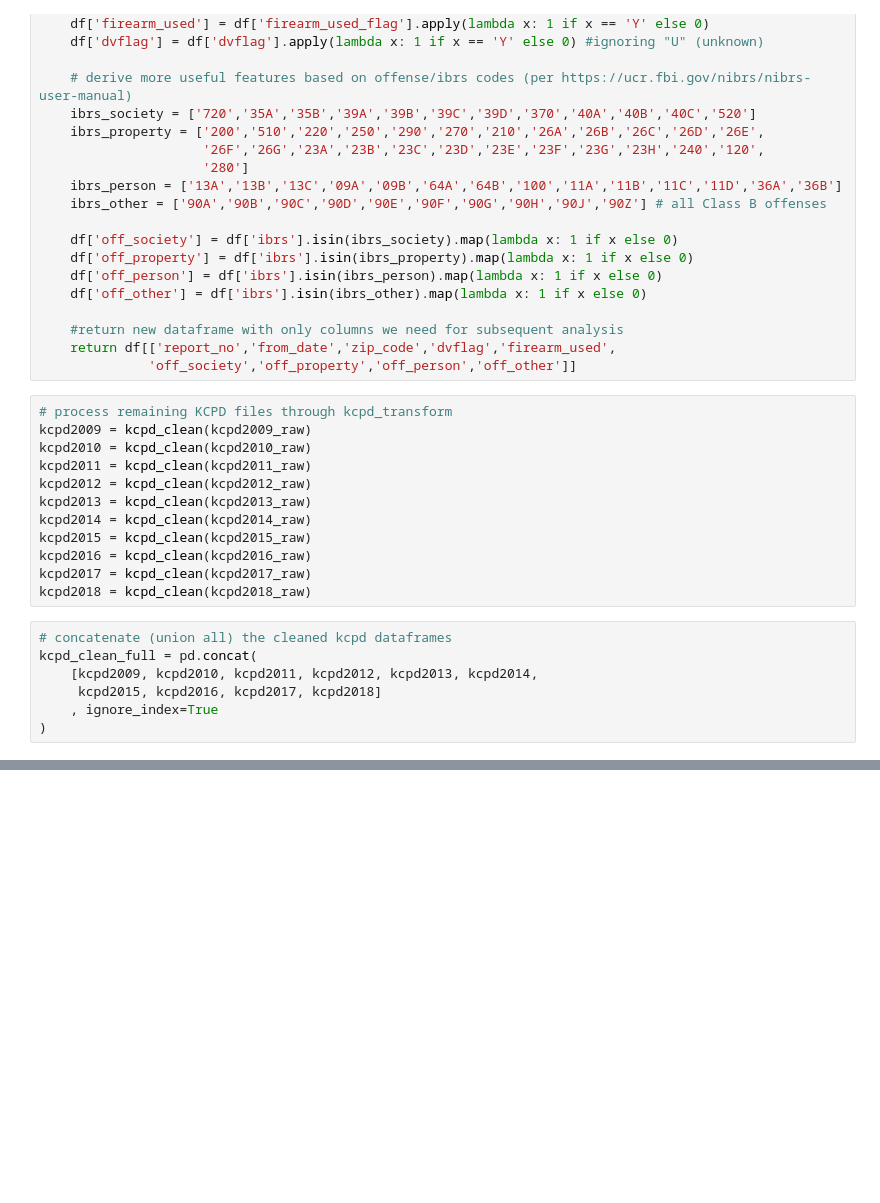
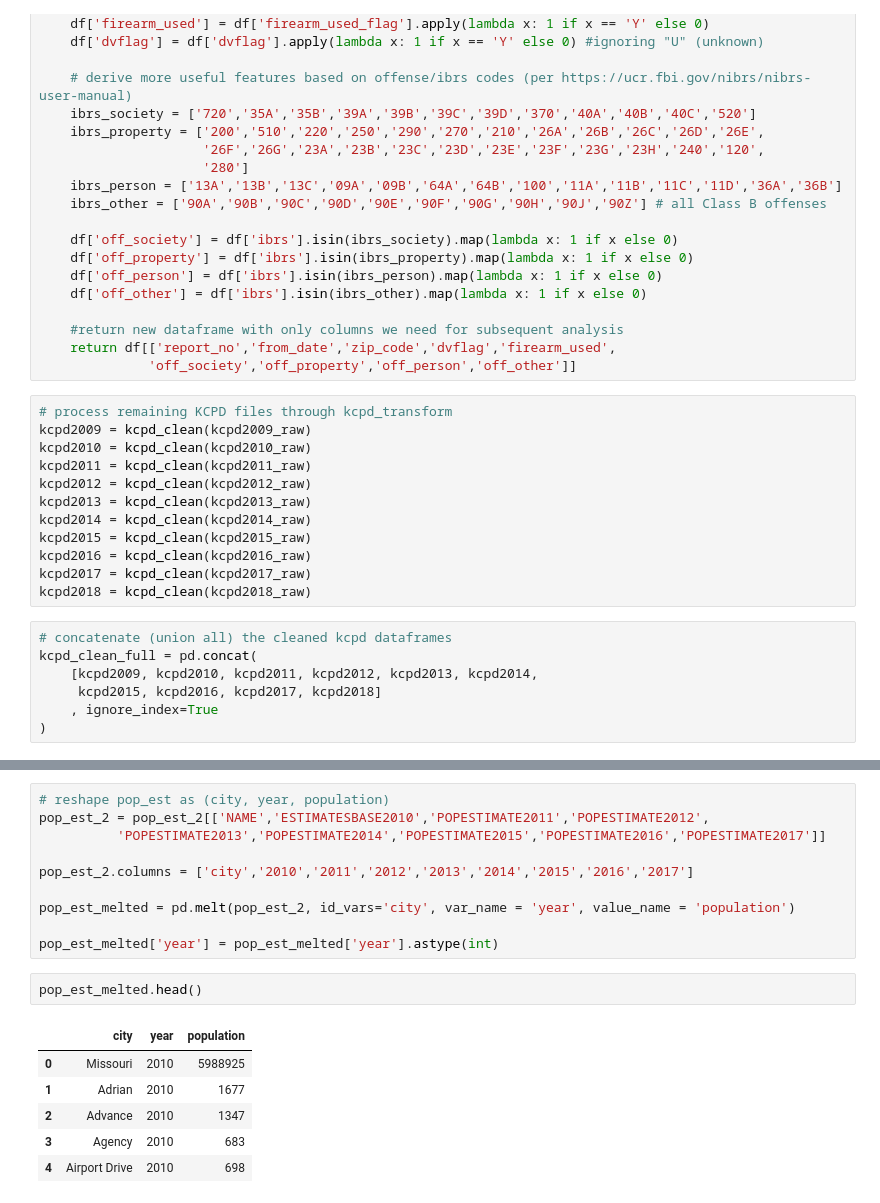
Before and after one commit to eMediaCode/KCAILCrime, a Jupyter notebook: charmon_kcpd_data_prep.ipynb, the cells around one changed output, grey strips where cells are left out. Cells and saved outputs as stored; diff of their text form; blank space fills up the shorter version.

```diff
--- a/charmon_kcpd_data_prep.ipynb
+++ b/charmon_kcpd_data_prep.ipynb
@@ -267,0 +384,19 @@ import re
+# %%
+# reshape pop_est as (city, year, population)
+pop_est_2 = pop_est_2[['NAME','ESTIMATESBASE2010','POPESTIMATE2011','POPESTIMATE2012',
+          'POPESTIMATE2013','POPESTIMATE2014','POPESTIMATE2015','POPESTIMATE2016','POPESTIMATE2017']]
+
+pop_est_2.columns = ['city','2010','2011','2012','2013','2014','2015','2016','2017']
+
+pop_est_melted = pd.melt(pop_est_2, id_vars='city', var_name = 'year', value_name = 'population')
+
+pop_est_melted['year'] = pop_est_melted['year'].astype(int)
+# %%
+pop_est_melted.head()
+# %% [output]
+|  | city | year | population |
+| 0 | Missouri | 2010 | 5988925 |
+| 1 | Adrian | 2010 | 1677 |
+| 2 | Advance | 2010 | 1347 |
+| 3 | Agency | 2010 | 683 |
+| 4 | Airport Drive | 2010 | 698 |
```
Also changed, not shown: parts of 26 cells of this notebook.
